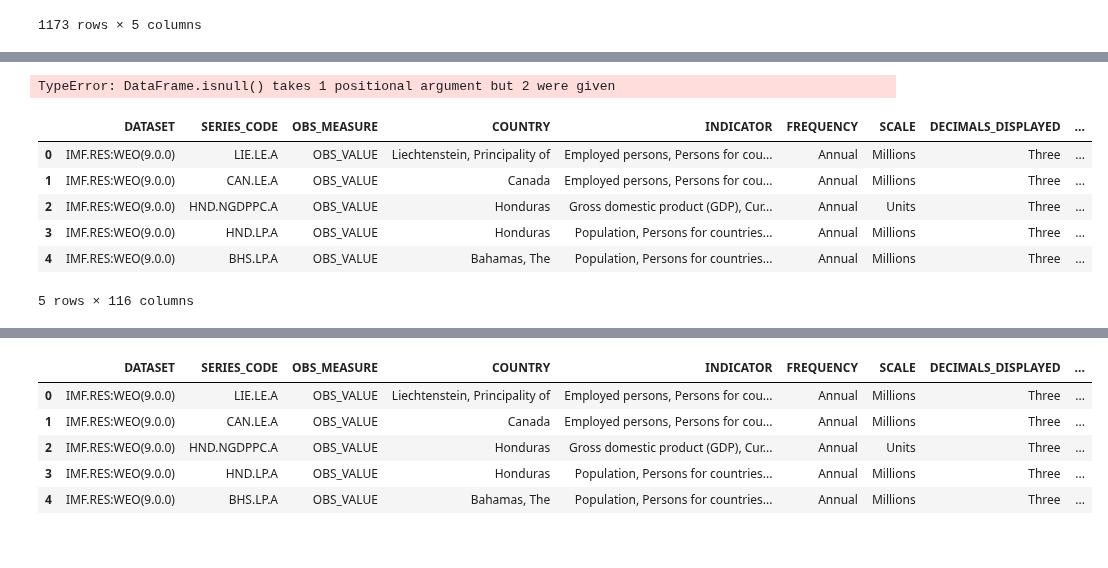
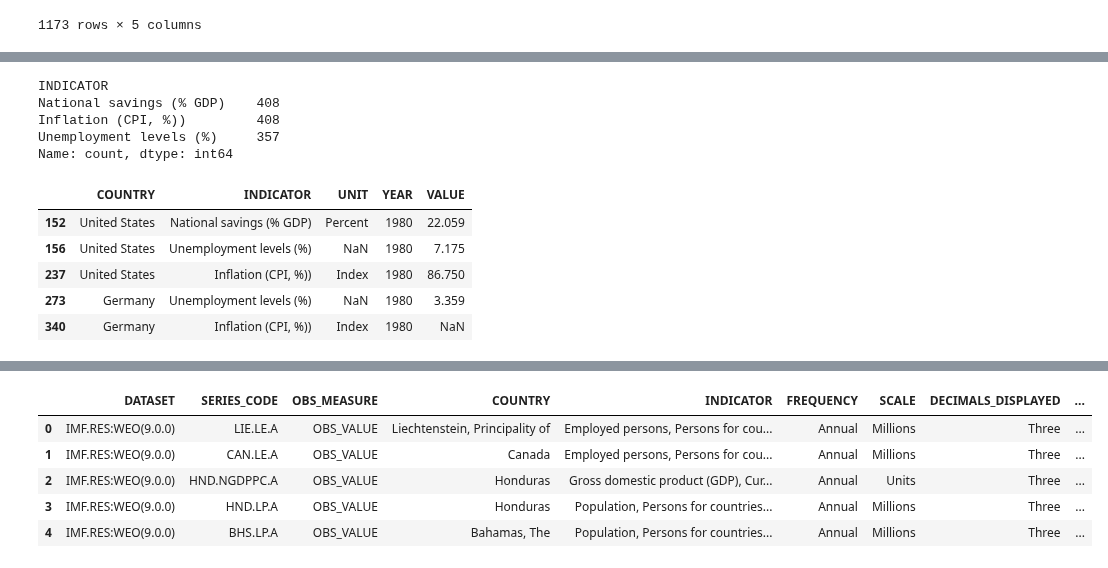
Before and after one commit to MDYCK12/Well-Being-Economics-, a Jupyter notebook: Notebooks/Artur.ipynb, the cells around one changed output, grey strips where cells are left out. Drawn from its saved outputs; the diff is of its cells as text; code cells hidden in the pictures.

```diff
--- a/Notebooks/Artur.ipynb
+++ b/Notebooks/Artur.ipynb
@@ -117,15 +96,18 @@ See the caveats in the documentation: https://pandas.pydata.org/pandas-docs/stab
 1173 rows × 5 columns
 # %%
-df_countries_analysis.isnull("INDICATOR").sum()
+df_countries_analysis.INDICATOR.value_counts()
 # %% [output]
-TypeError: DataFrame.isnull() takes 1 positional argument but 2 were given
+INDICATOR
+National savings (% GDP)    408
+Inflation (CPI, %))         408
+Unemployment levels (%)     357
+Name: count, dtype: int64
 # %%
-df_up.head()
+df_countries_analysis.sort_values()
 # %% [output]
-|  | DATASET | SERIES_CODE | OBS_MEASURE | COUNTRY | INDICATOR | FREQUENCY | SCALE | DECIMALS_DISPLAYED | ... |
-| 0 | IMF.RES:WEO(9.0.0) | LIE.LE.A | OBS_VALUE | Liechtenstein, Principality of | Employed persons, Persons for cou... | Annual | Millions | Three | ... |
-| 1 | IMF.RES:WEO(9.0.0) | CAN.LE.A | OBS_VALUE | Canada | Employed persons, Persons for cou... | Annual | Millions | Three | ... |
-| 2 | IMF.RES:WEO(9.0.0) | HND.NGDPPC.A | OBS_VALUE | Honduras | Gross domestic product (GDP), Cur... | Annual | Units | Three | ... |
-| 3 | IMF.RES:WEO(9.0.0) | HND.LP.A | OBS_VALUE | Honduras | Population, Persons for countries... | Annual | Millions | Three | ... |
-| 4 | IMF.RES:WEO(9.0.0) | BHS.LP.A | OBS_VALUE | Bahamas, The | Population, Persons for countries... | Annual | Millions | Three | ... |
+|  | COUNTRY | INDICATOR | UNIT | YEAR | VALUE |
+| 152 | United States | National savings (% GDP) | Percent | 1980 | 22.059 |
+| 156 | United States | Unemployment levels (%) | NaN | 1980 | 7.175 |
+| 237 | United States | Inflation (CPI, %)) | Index | 1980 | 86.750 |
+| 273 | Germany | Unemployment levels (%) | NaN | 1980 | 3.359 |
+| 340 | Germany | Inflation (CPI, %)) | Index | 1980 | NaN |
-5 rows × 116 columns
```
Also changed, not shown: parts of 10 cells of this notebook.
